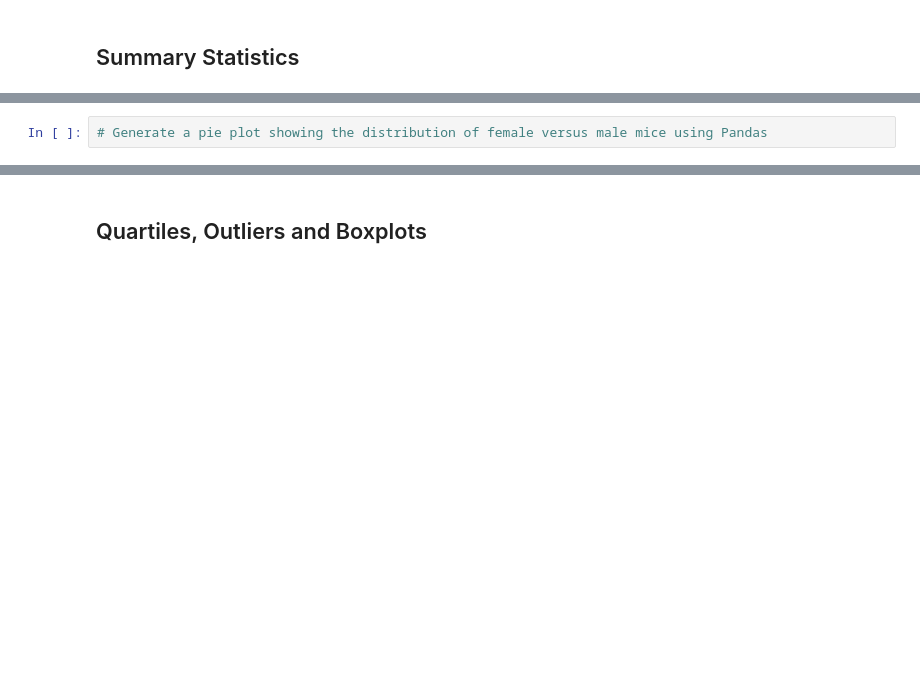
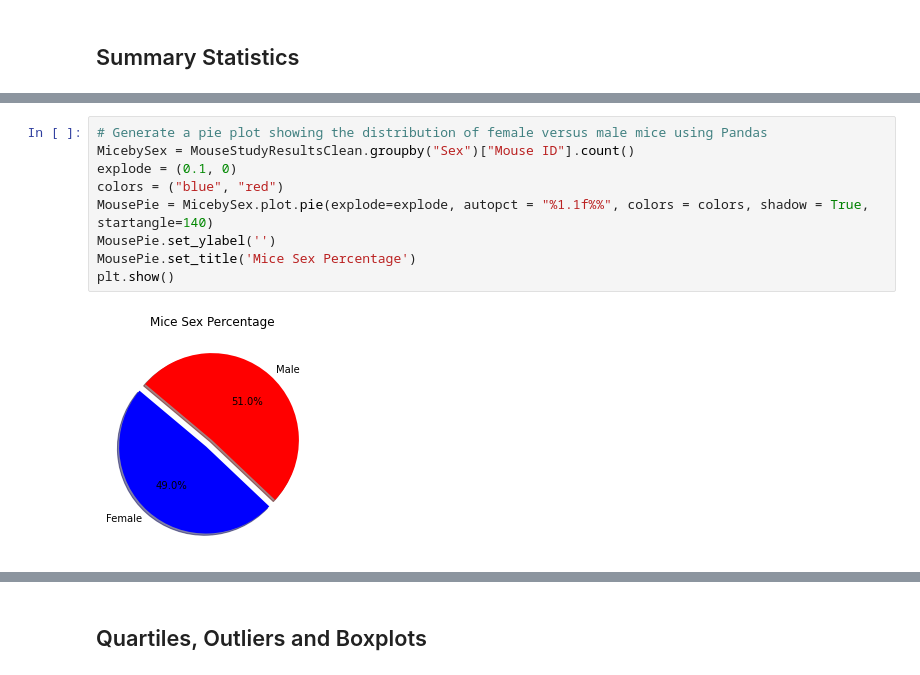
Before and after one commit to FastlifeFuture/Matplotlib-Challenge, a Jupyter notebook: pymaceuticals_starter.ipynb, the cells around one changed output, grey strips where cells are left out. Saved outputs shown, nothing was run; the diff lists cells and outputs as text; blank space fills up the shorter version.

```diff
--- a/pymaceuticals_starter.ipynb
+++ b/pymaceuticals_starter.ipynb
@@ -77,4 +155,13 @@ Mouse_ID_Timepoint
-# %%
-# Generate a pie plot showing the distribution of female versus male mice using Pandas
+# %%
+# Generate a pie plot showing the distribution of female versus male mice using Pandas
+MicebySex = MouseStudyResultsClean.groupby("Sex")["Mouse ID"].count()
+explode = (0.1, 0)
+colors = ("blue", "red")
+MousePie = MicebySex.plot.pie(explode=explode, autopct = "%1.1f%%", colors = colors, shadow = True, startangle=140)
+MousePie.set_ylabel('')
+MousePie.set_title('Mice Sex Percentage')
+plt.show()
+# %% [output]
+[figure, added]
 # %%
 # Generate a pie plot showing the distribution of female versus male mice using pyplot
```
Also changed, not shown: parts of 22 cells of this notebook.
